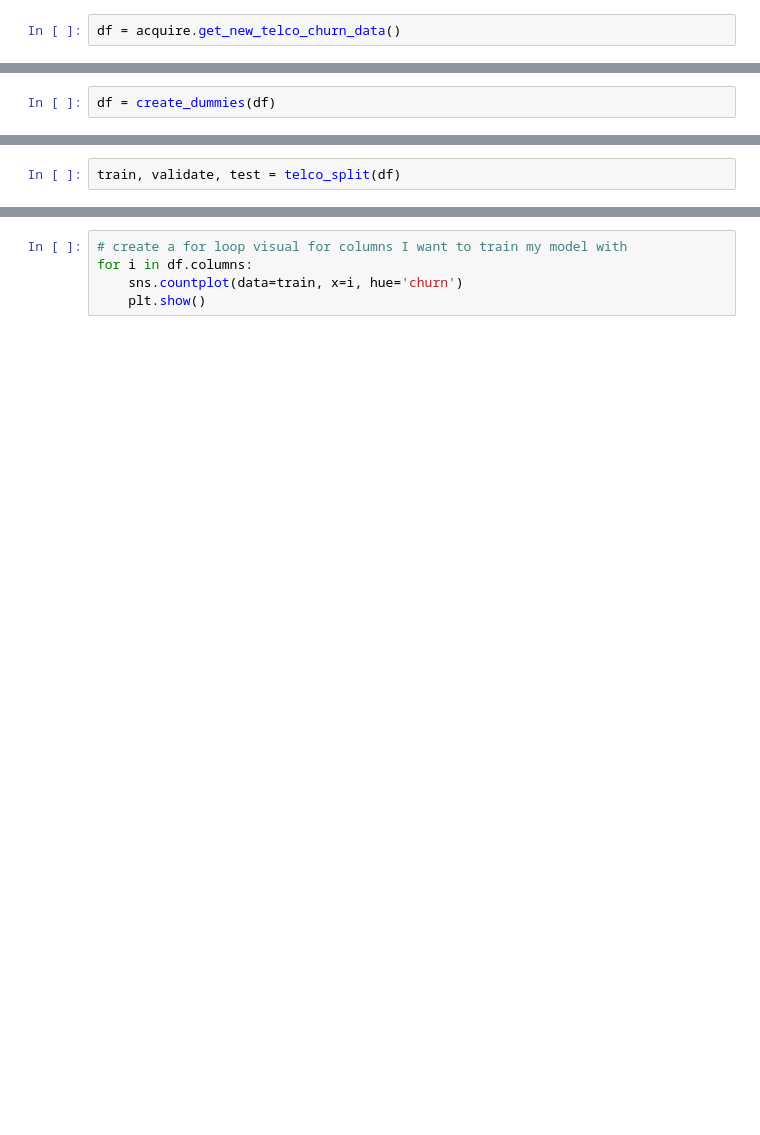
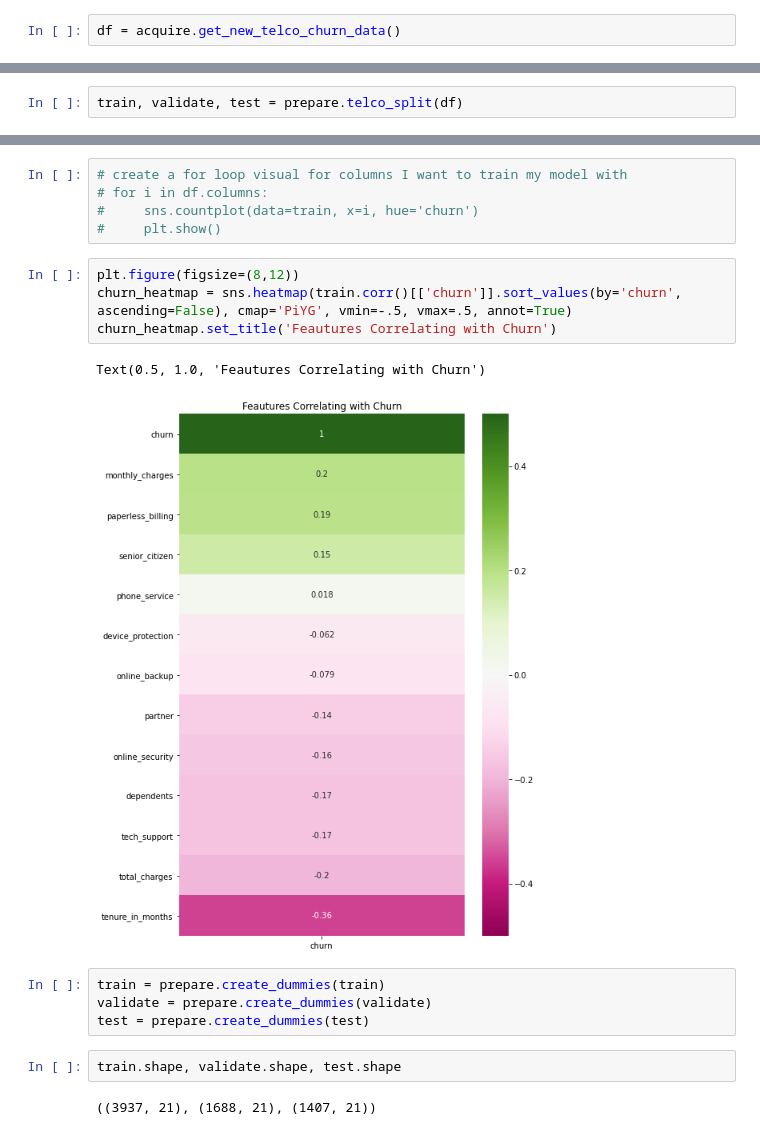
Before and after one commit to DesireeMcElroy/telco-classification-project, a Jupyter notebook: final_notebook.ipynb, the cells around one changed output, grey strips where cells are left out. Cells and saved outputs as stored; diff of their text form; blank space fills up the shorter version.

```diff
--- a/final_notebook.ipynb
+++ b/final_notebook.ipynb
@@ -78,5 +141,3 @@ churn                      int64
 internet_service_type     object
 contract_type             object
 dtype: object
-# %%
-df = create_dummies(df)
@@ -103,5 +148,5 @@ df.sample(5).T
 # %%
-train, validate, test = telco_split(df)
+train, validate, test = prepare.telco_split(df)
 # %%
 train.shape, validate.shape, test.shape
 # %% [output]
@@ -109,5 +175,20 @@ train.shape, validate.shape, test.shape
 # %%
 # create a for loop visual for columns I want to train my model with
-for i in df.columns:
-    sns.countplot(data=train, x=i, hue='churn')
-    plt.show()
+# for i in df.columns:
+#     sns.countplot(data=train, x=i, hue='churn')
+#     plt.show()
+# %%
+plt.figure(figsize=(8,12))
+churn_heatmap = sns.heatmap(train.corr()[['churn']].sort_values(by='churn', ascending=False), cmap='PiYG', vmin=-.5, vmax=.5, annot=True)
+churn_heatmap.set_title('Feautures Correlating with Churn')
+# %% [output]
+Text(0.5, 1.0, 'Feautures Correlating with Churn')
+[figure, added]
+# %%
+train = prepare.create_dummies(train)
+validate = prepare.create_dummies(validate)
+test = prepare.create_dummies(test)
+# %%
+train.shape, validate.shape, test.shape
+# %% [output]
+((3937, 21), (1688, 21), (1407, 21))
```
Also changed, not shown: parts of 19 cells of this notebook.
